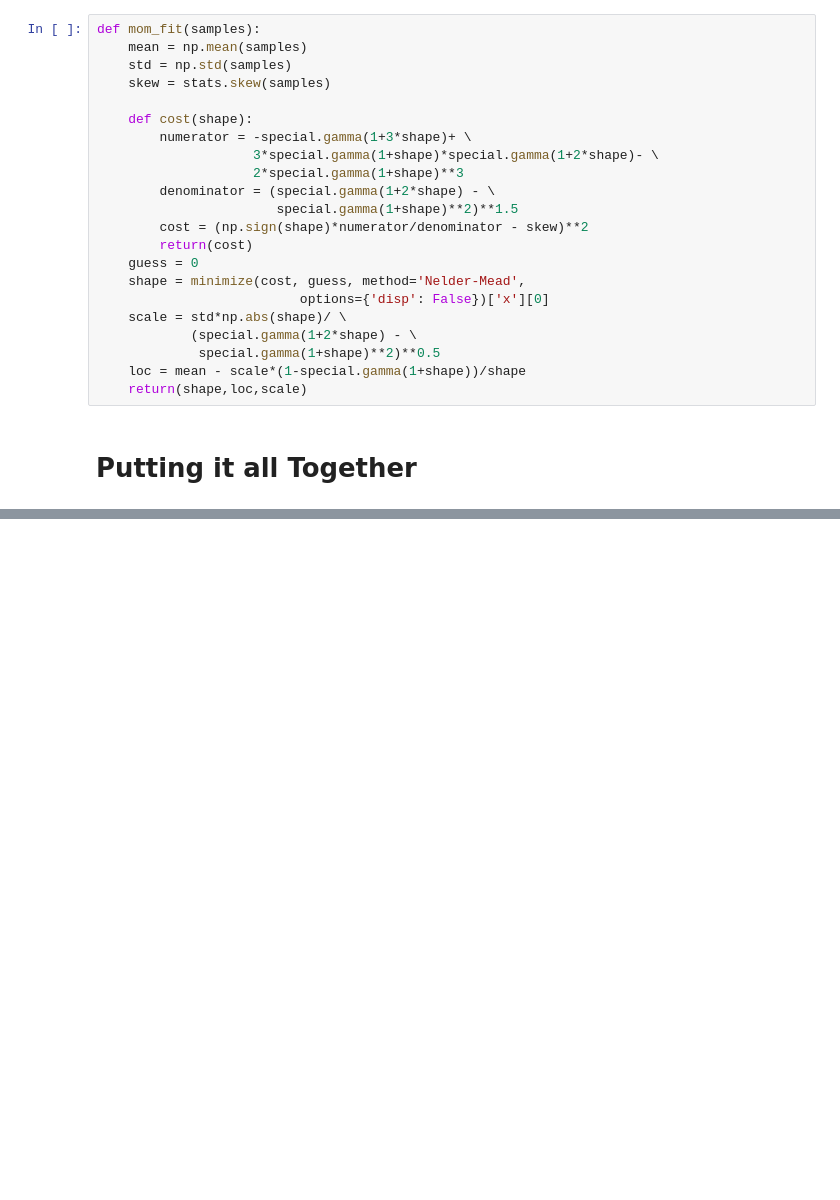
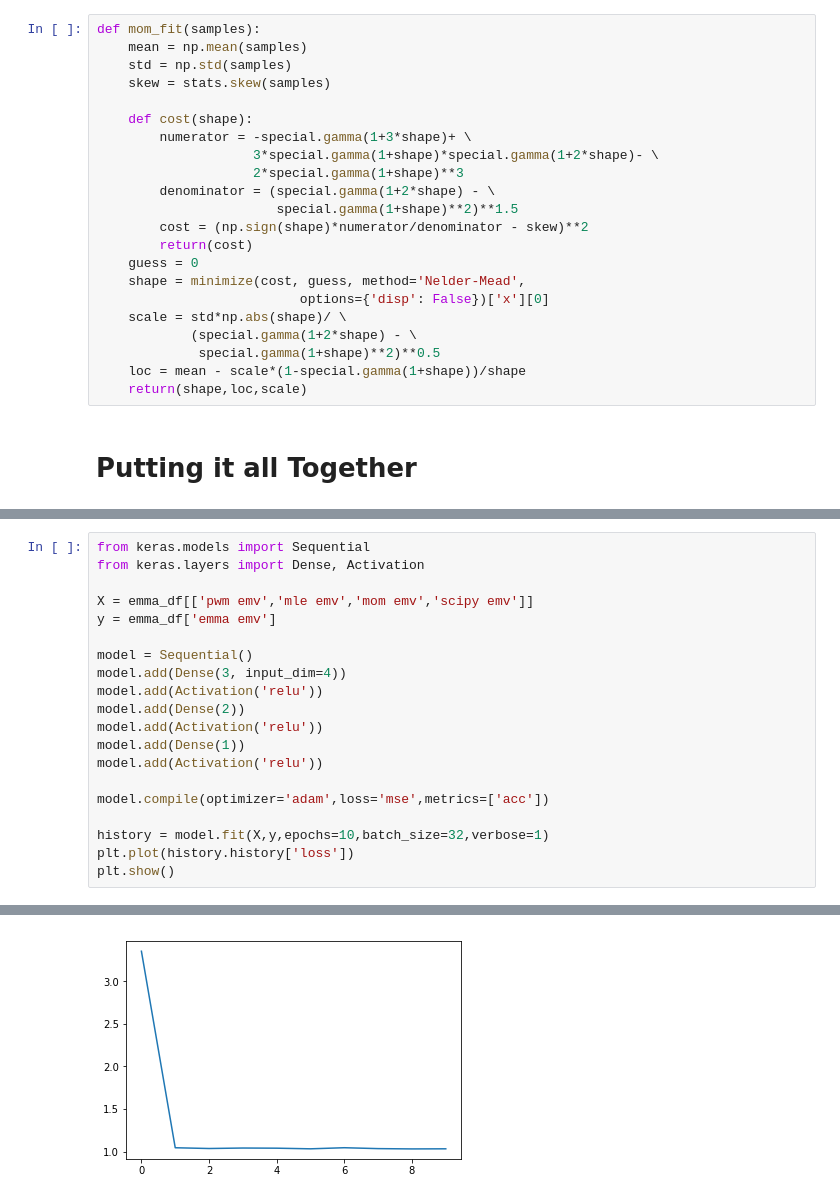
Before and after one commit to cleap/ctsp, a Jupyter notebook: emma.ipynb, the cells around one changed output, grey strips where cells are left out. Cells and saved outputs as stored; diff of their text form; blank space fills up the shorter version.

Commit message:
Generated data and tried basic machine learning model

```diff
--- a/emma.ipynb
+++ b/emma.ipynb
@@ -236,0 +265,21 @@ weibull_max
+# %%
+from keras.models import Sequential
+from keras.layers import Dense, Activation
+
+X = emma_df[['pwm emv','mle emv','mom emv','scipy emv']]
+y = emma_df['emma emv']
+
+model = Sequential()
+model.add(Dense(3, input_dim=4))
+model.add(Activation('relu'))
+model.add(Dense(2))
+model.add(Activation('relu'))
+model.add(Dense(1))
+model.add(Activation('relu'))
+
+model.compile(optimizer='adam',loss='mse',metrics=['acc'])
+
+history = model.fit(X,y,epochs=10,batch_size=32,verbose=1)
+plt.plot(history.history['loss'])
+plt.show()
+# %% [output]
@@ -236,0 +306 @@ weibull_max
+[figure, added]
```
Also changed, not shown: parts of 5 cells of this notebook, 1 other file.
